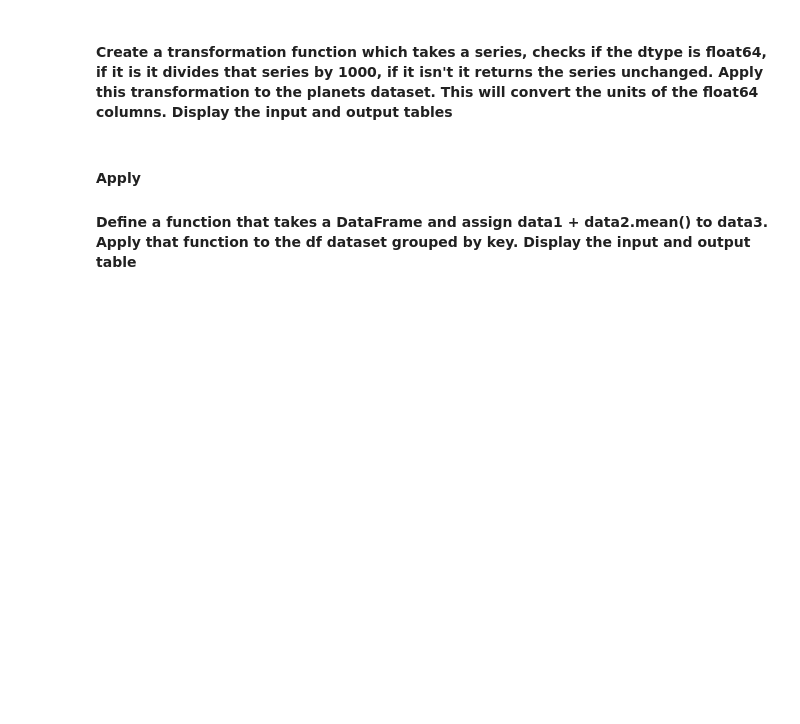
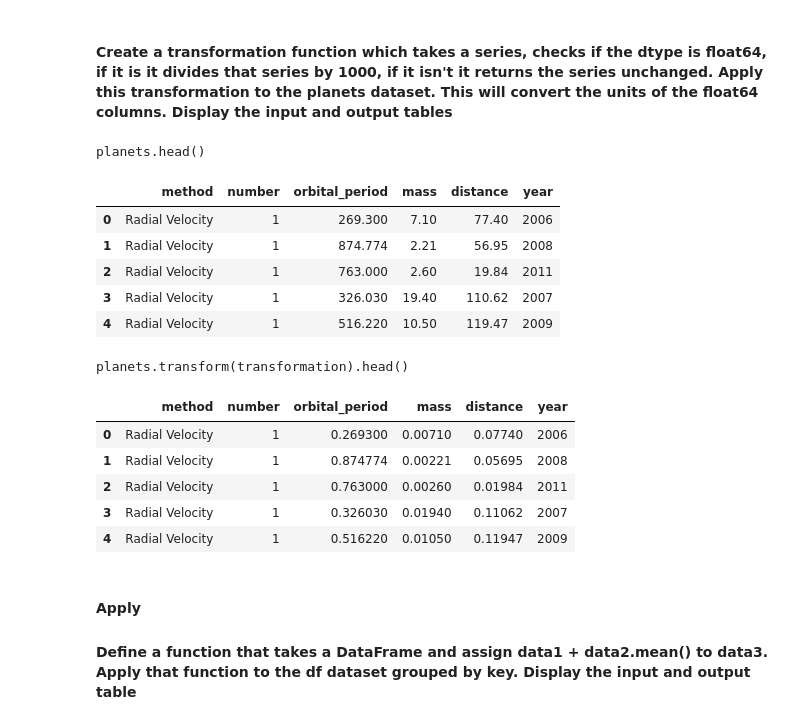
Before and after one commit to karthikvadlamani/karthikvadlamani, a Jupyter notebook: basics/[Exercises-4]Pandas-GroupBy-Split-Apply-Combine.ipynb, the cells around one changed output. Drawn from its saved outputs; the diff is of its cells as text; code cells hidden in the pictures; blank space fills up the shorter version.

```diff
--- a/basics/[Exercises-4]Pandas-GroupBy-Split-Apply-Combine.ipynb
+++ b/basics/[Exercises-4]Pandas-GroupBy-Split-Apply-Combine.ipynb
@@ -74,5 +187,28 @@ Remember: you can chain groupby method calls to perform more complex aggregation
 # %% [markdown]
 #### Create a transformation function which takes a series, checks if the dtype is float64, if it is it divides that series by 1000, if it isn't it returns the series unchanged. Apply this transformation to the planets dataset. This will convert the units of the float64 columns. Display the input and output tables
+# %%
+def transformation(x):
+    if x.dtype == 'float64':
+        return x / 1000
+    else:
+        return x
+
+display("planets.head()", "planets.transform(transformation).head()")
+# %% [output]
+planets.head()
+|  | method | number | orbital_period | mass | distance | year |
+| 0 | Radial Velocity | 1 | 269.300 | 7.10 | 77.40 | 2006 |
+| 1 | Radial Velocity | 1 | 874.774 | 2.21 | 56.95 | 2008 |
+| 2 | Radial Velocity | 1 | 763.000 | 2.60 | 19.84 | 2011 |
+| 3 | Radial Velocity | 1 | 326.030 | 19.40 | 110.62 | 2007 |
+| 4 | Radial Velocity | 1 | 516.220 | 10.50 | 119.47 | 2009 |
+planets.transform(transformation).head()
+|  | method | number | orbital_period | mass | distance | year |
+| 0 | Radial Velocity | 1 | 0.269300 | 0.00710 | 0.07740 | 2006 |
+| 1 | Radial Velocity | 1 | 0.874774 | 0.00221 | 0.05695 | 2008 |
+| 2 | Radial Velocity | 1 | 0.763000 | 0.00260 | 0.01984 | 2011 |
+| 3 | Radial Velocity | 1 | 0.326030 | 0.01940 | 0.11062 | 2007 |
+| 4 | Radial Velocity | 1 | 0.516220 | 0.01050 | 0.11947 | 2009 |
 # %% [markdown]
 #### Apply
 
```
Also changed, not shown: parts of 15 cells of this notebook, 1 other file.
